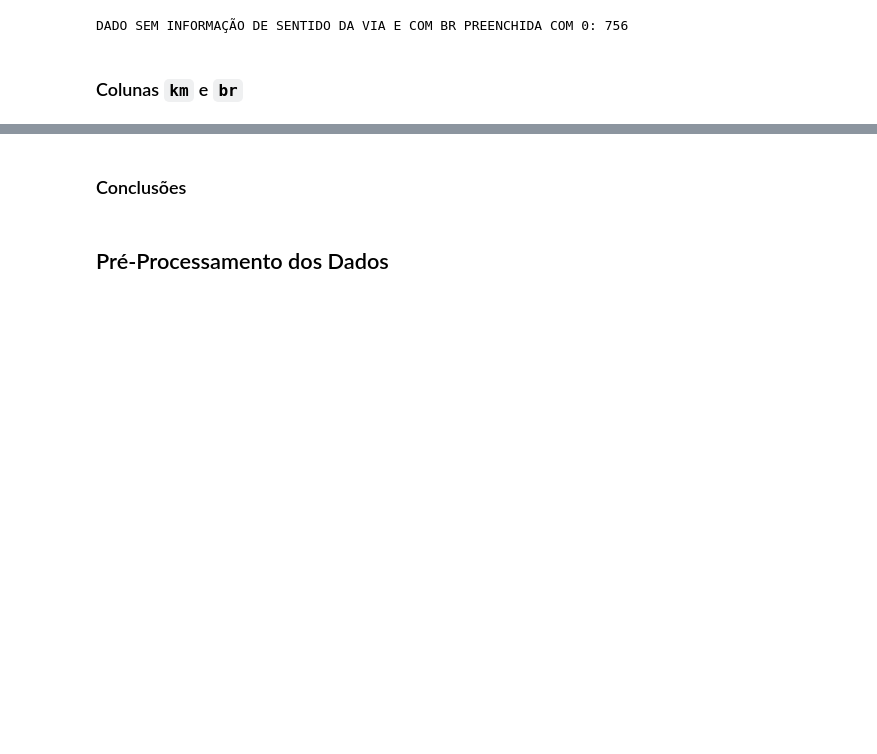
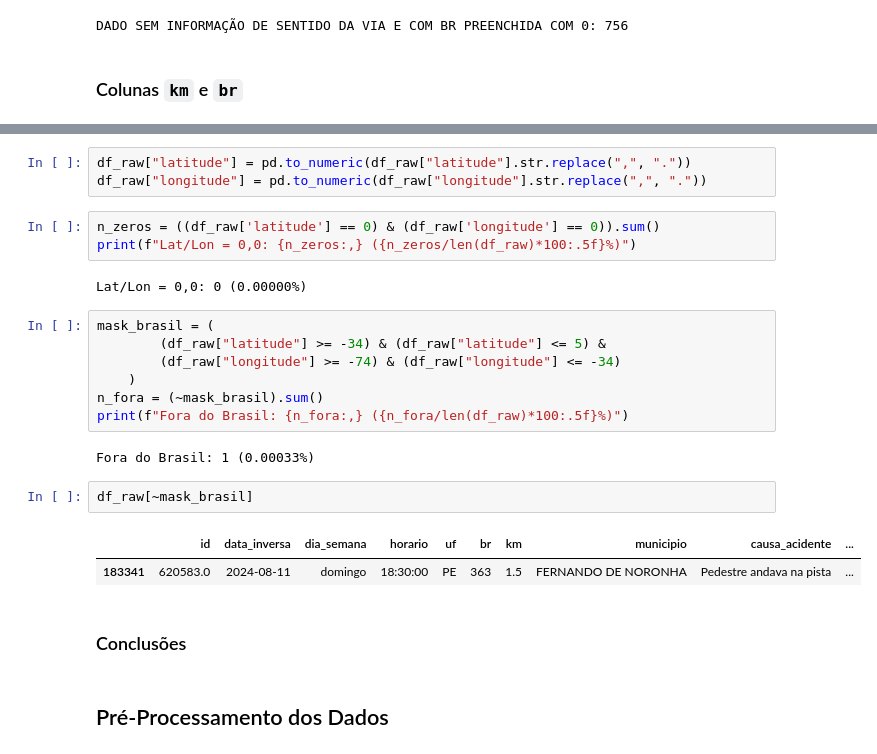
Before and after one commit to ThiagoORuby/prf-analise-sinistros, a Jupyter notebook: labs/00_amostragem_e_preprocessamento.ipynb, the cells around one changed output, grey strips where cells are left out. Cells and saved outputs as stored; diff of their text form; blank space fills up the shorter version.

```diff
--- a/labs/00_amostragem_e_preprocessamento.ipynb
+++ b/labs/00_amostragem_e_preprocessamento.ipynb
@@ -496,3 +651,25 @@ print(f"DADO COM KM PREENCHIDO COM 0 E COM BR PREENCHIDA COM 0: {km_0_br_0}")
+# %%
+df_raw["latitude"] = pd.to_numeric(df_raw["latitude"].str.replace(",", "."))
+df_raw["longitude"] = pd.to_numeric(df_raw["longitude"].str.replace(",", "."))
+# %%
+n_zeros = ((df_raw['latitude'] == 0) & (df_raw['longitude'] == 0)).sum()
+print(f"Lat/Lon = 0,0: {n_zeros:,} ({n_zeros/len(df_raw)*100:.5f}%)")
+# %% [output]
+Lat/Lon = 0,0: 0 (0.00000%)
+# %%
+mask_brasil = (
+        (df_raw["latitude"] >= -34) & (df_raw["latitude"] <= 5) &
+        (df_raw["longitude"] >= -74) & (df_raw["longitude"] <= -34)
+    )
+n_fora = (~mask_brasil).sum()
+print(f"Fora do Brasil: {n_fora:,} ({n_fora/len(df_raw)*100:.5f}%)")
+# %% [output]
+Fora do Brasil: 1 (0.00033%)
+# %%
+df_raw[~mask_brasil]
+# %% [output]
+|  | id | data_inversa | dia_semana | horario | uf | br | km | municipio | causa_acidente | ... |
+| 183341 | 620583.0 | 2024-08-11 | domingo | 18:30:00 | PE | 363 | 1.5 | FERNANDO DE NORONHA | Pedestre andava na pista | ... |
 # %% [markdown]
 ### Conclusões
 # %% [markdown]
```
Also changed, not shown: parts of 17 cells of this notebook, 2 other files.
